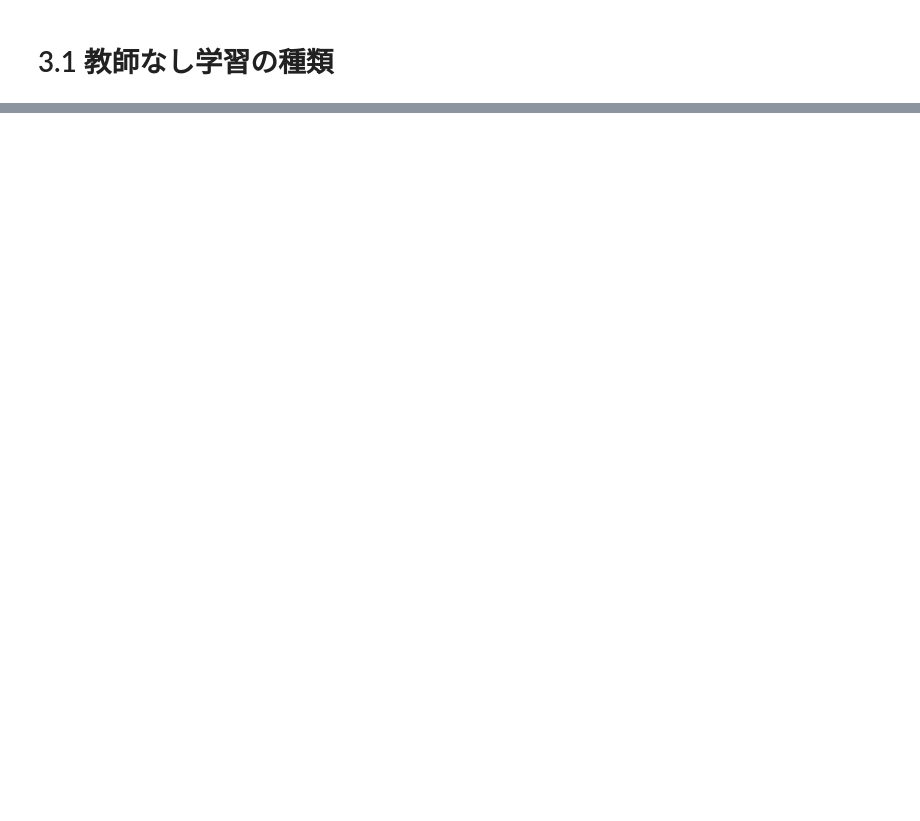
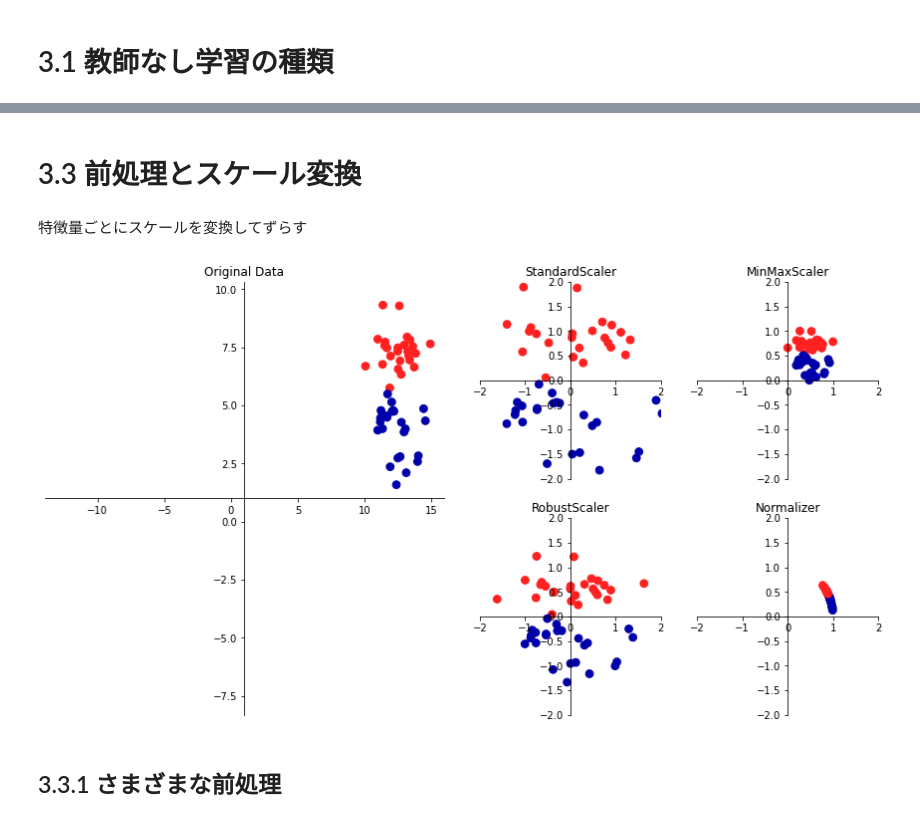
Before and after one commit to sota1111/ML_basic, a Jupyter notebook: ML_basic_3.ipynb, the cells around one changed output, grey strips where cells are left out. Drawn from its saved outputs; the diff is of its cells as text; code cells hidden in the pictures; blank space fills up the shorter version.

```diff
--- a/ML_basic_3.ipynb
+++ b/ML_basic_3.ipynb
@@ -37,0 +50,10 @@ Successfully installed mglearn-0.1.9
+# %% [markdown]
+# 3.3 前処理とスケール変換
+# %% [markdown]
+特徴量ごとにスケールを変換してずらす
+# %%
+mglearn.plots.plot_scaling()
+# %% [output]
+[figure, added]
+# %% [markdown]
+## 3.3.1 さまざまな前処理
```
Also changed, not shown: parts of 7 cells of this notebook.
